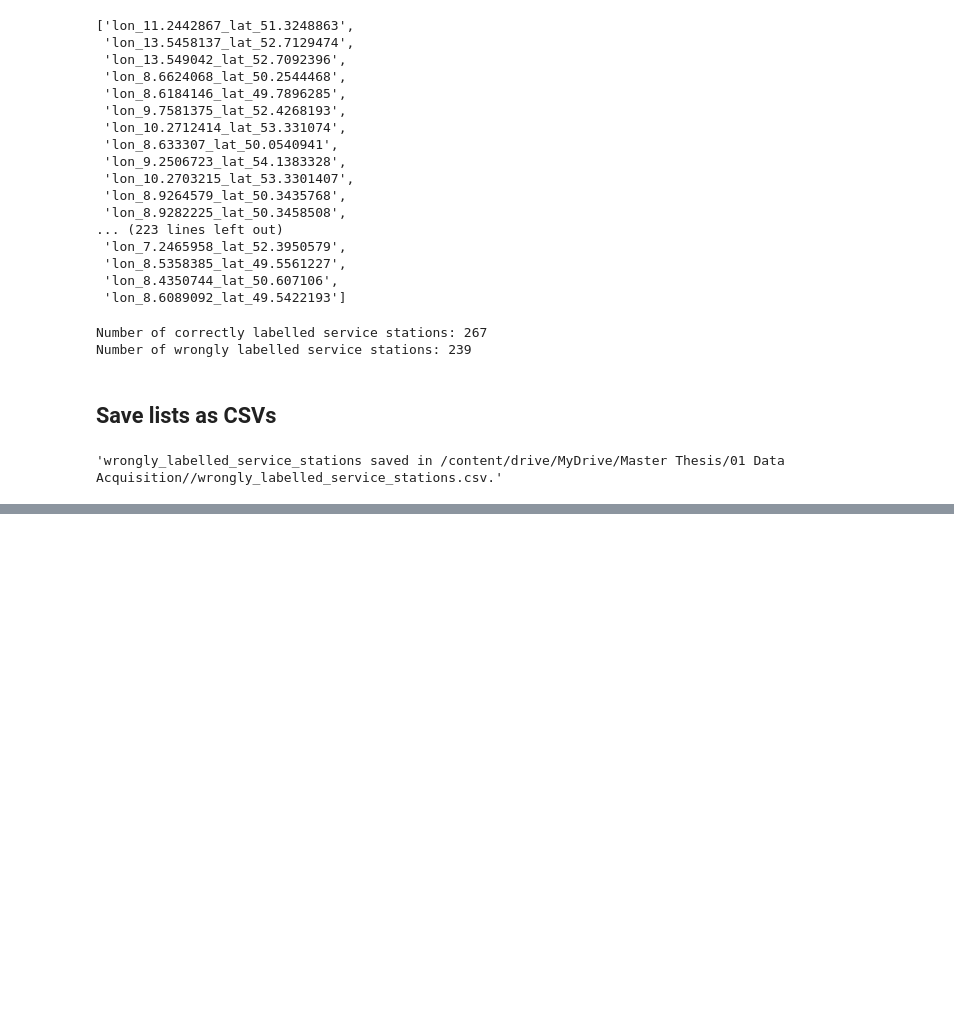
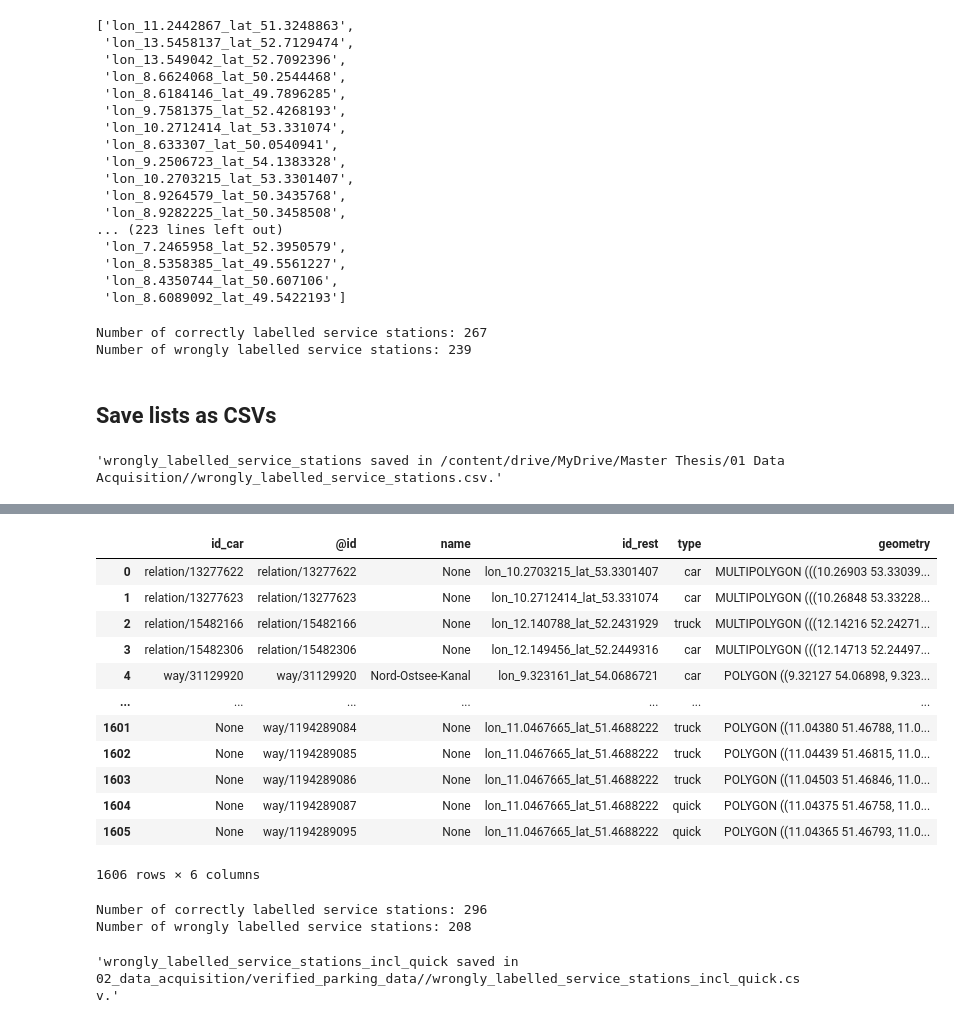
Before and after one commit to benedikt-korbach/remote-sensing-of-parking-areas, a Jupyter notebook: 02_data_acquisition/02b_select_service_stations.ipynb, the cells around one changed output, grey strips where cells are left out. Saved outputs shown, nothing was run; the diff lists cells and outputs as text; code cells hidden in the pictures; blank space fills up the shorter version.

Commit message:
select quick parking

```diff
--- a/02_data_acquisition/02b_select_service_stations.ipynb
+++ b/02_data_acquisition/02b_select_service_stations.ipynb
@@ -310,0 +500,3 @@ save_list_to_csv(service_stations_wrong, "wrongly_labelled_service_stations", "/
+# %%
+# Call the verification function with your dataframes
+service_stations_correct, service_stations_wrong, parking_corrected = verify_and_label_service_stations(rest_stations, all_parkings)
@@ -310,0 +545,24 @@ save_list_to_csv(service_stations_wrong, "wrongly_labelled_service_stations", "/
+# %%
+parking_corrected
+# %% [output]
+|  | id_car | @id | name | id_rest | type | geometry |
+| 0 | relation/13277622 | relation/13277622 | None | lon_10.2703215_lat_53.3301407 | car | MULTIPOLYGON (((10.26903 53.33039... |
+| 1 | relation/13277623 | relation/13277623 | None | lon_10.2712414_lat_53.331074 | car | MULTIPOLYGON (((10.26848 53.33228... |
+| 2 | relation/15482166 | relation/15482166 | None | lon_12.140788_lat_52.2431929 | truck | MULTIPOLYGON (((12.14216 52.24271... |
+| 3 | relation/15482306 | relation/15482306 | None | lon_12.149456_lat_52.2449316 | car | MULTIPOLYGON (((12.14713 52.24497... |
+| 4 | way/31129920 | way/31129920 | Nord-Ostsee-Kanal | lon_9.323161_lat_54.0686721 | car | POLYGON ((9.32127 54.06898, 9.323... |
+| ... | ... | ... | ... | ... | ... | ... |
+| 1601 | None | way/1194289084 | None | lon_11.0467665_lat_51.4688222 | truck | POLYGON ((11.04380 51.46788, 11.0... |
+| 1602 | None | way/1194289085 | None | lon_11.0467665_lat_51.4688222 | truck | POLYGON ((11.04439 51.46815, 11.0... |
+| 1603 | None | way/1194289086 | None | lon_11.0467665_lat_51.4688222 | truck | POLYGON ((11.04503 51.46846, 11.0... |
+| 1604 | None | way/1194289087 | None | lon_11.0467665_lat_51.4688222 | quick | POLYGON ((11.04375 51.46758, 11.0... |
+| 1605 | None | way/1194289095 | None | lon_11.0467665_lat_51.4688222 | quick | POLYGON ((11.04365 51.46793, 11.0... |
+1606 rows × 6 columns
+# %%
+# Print number of correctly and wrongly labelled service stations
+
+print("Number of correctly labelled service stations:", len(service_stations_correct))
+print("Number of wrongly labelled service stations:", len(service_stations_wrong))
+# %% [output]
+Number of correctly labelled service stations: 296
+Number of wrongly labelled service stations: 208
@@ -310,0 +588,7 @@ save_list_to_csv(service_stations_wrong, "wrongly_labelled_service_stations", "/
+# %%
+# Save lists as CSVs
+
+save_list_to_csv(service_stations_correct, "verified_service_stations_incl_quick", "02_data_acquisition/verified_parking_data/")
+save_list_to_csv(service_stations_wrong, "wrongly_labelled_service_stations_incl_quick", "02_data_acquisition/verified_parking_data/")
+# %% [output]
+'wrongly_labelled_service_stations_incl_quick saved in 02_data_acquisition/verified_parking_data//wrongly_labelled_service_stations_incl_quick.csv.'
```
Also changed, not shown: parts of 10 cells of this notebook, 7 other files.
